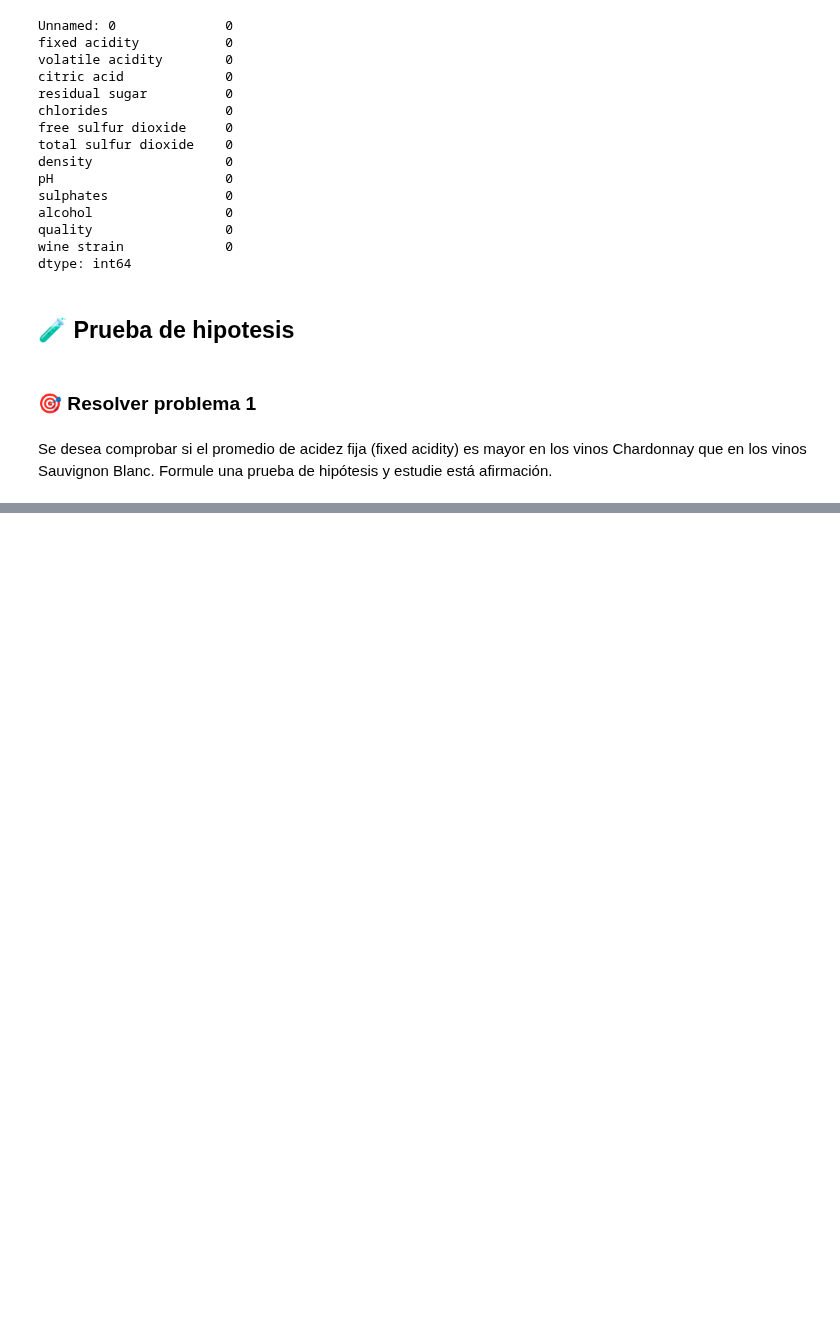
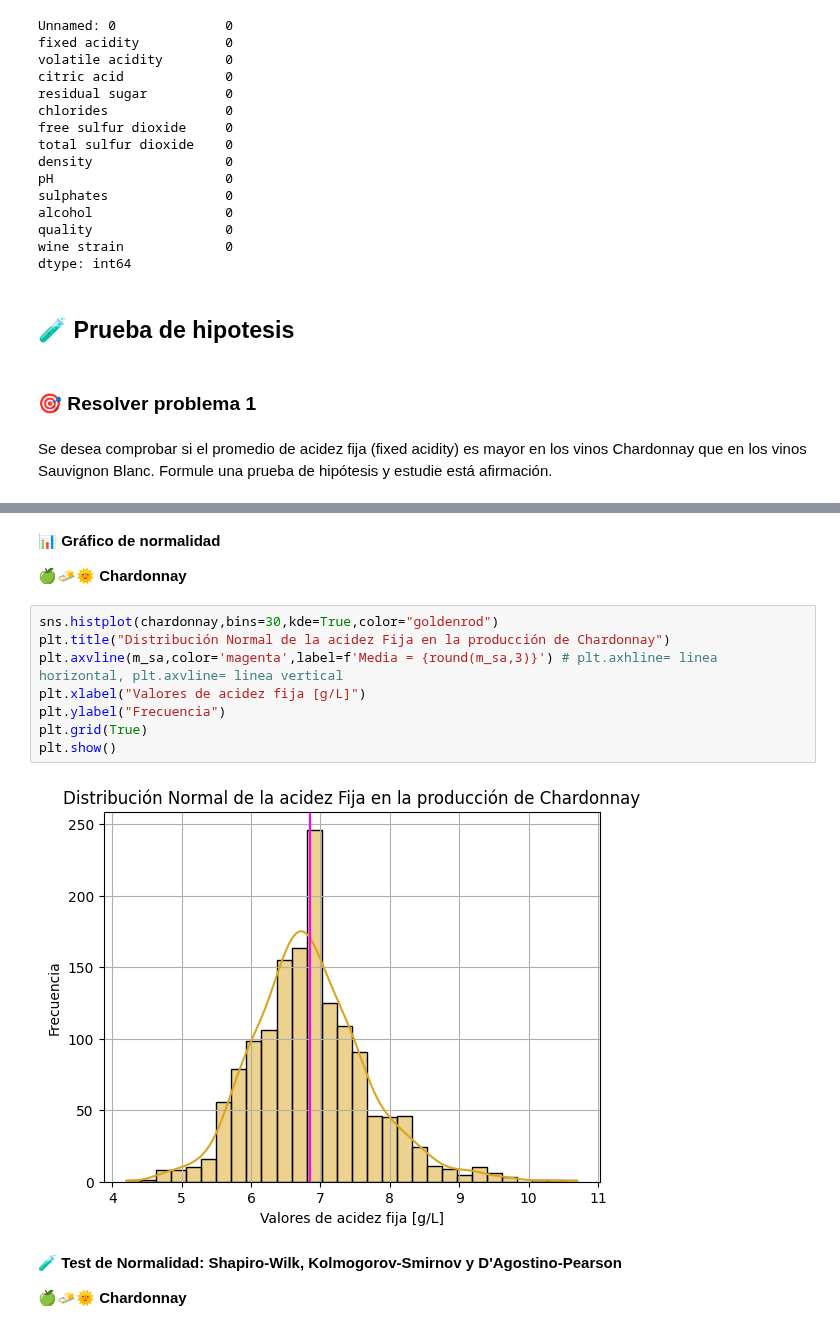
Before and after one commit to diadasiachilensis/data-science, a Jupyter notebook: ejercicios/8.vino/analisis.ipynb, the cells around one changed output, grey strips where cells are left out. Cells and saved outputs as stored; diff of their text form; blank space fills up the shorter version.

```diff
--- a/ejercicios/8.vino/analisis.ipynb
+++ b/ejercicios/8.vino/analisis.ipynb
@@ -71,0 +149,18 @@ Se desea comprobar si el promedio de acidez fija (fixed acidity) es mayor en los
+# %% [markdown]
+**📊 Gráfico de normalidad**
+
+**🍏🧈🌞 Chardonnay**
+# %%
+sns.histplot(chardonnay,bins=30,kde=True,color="goldenrod")
+plt.title("Distribución Normal de la acidez Fija en la producción de Chardonnay")
+plt.axvline(m_sa,color='magenta',label=f'Media = {round(m_sa,3)}') # plt.axhline= linea horizontal, plt.axvline= linea vertical
+plt.xlabel("Valores de acidez fija [g/L]")
+plt.ylabel("Frecuencia")
+plt.grid(True)
+plt.show()
+# %% [output]
+[figure, added]
+# %% [markdown]
+**🧪 Test de Normalidad: Shapiro-Wilk, Kolmogorov-Smirnov y D'Agostino-Pearson**
+
+**🍏🧈🌞 Chardonnay**
```
Also changed, not shown: parts of 21 cells of this notebook.
